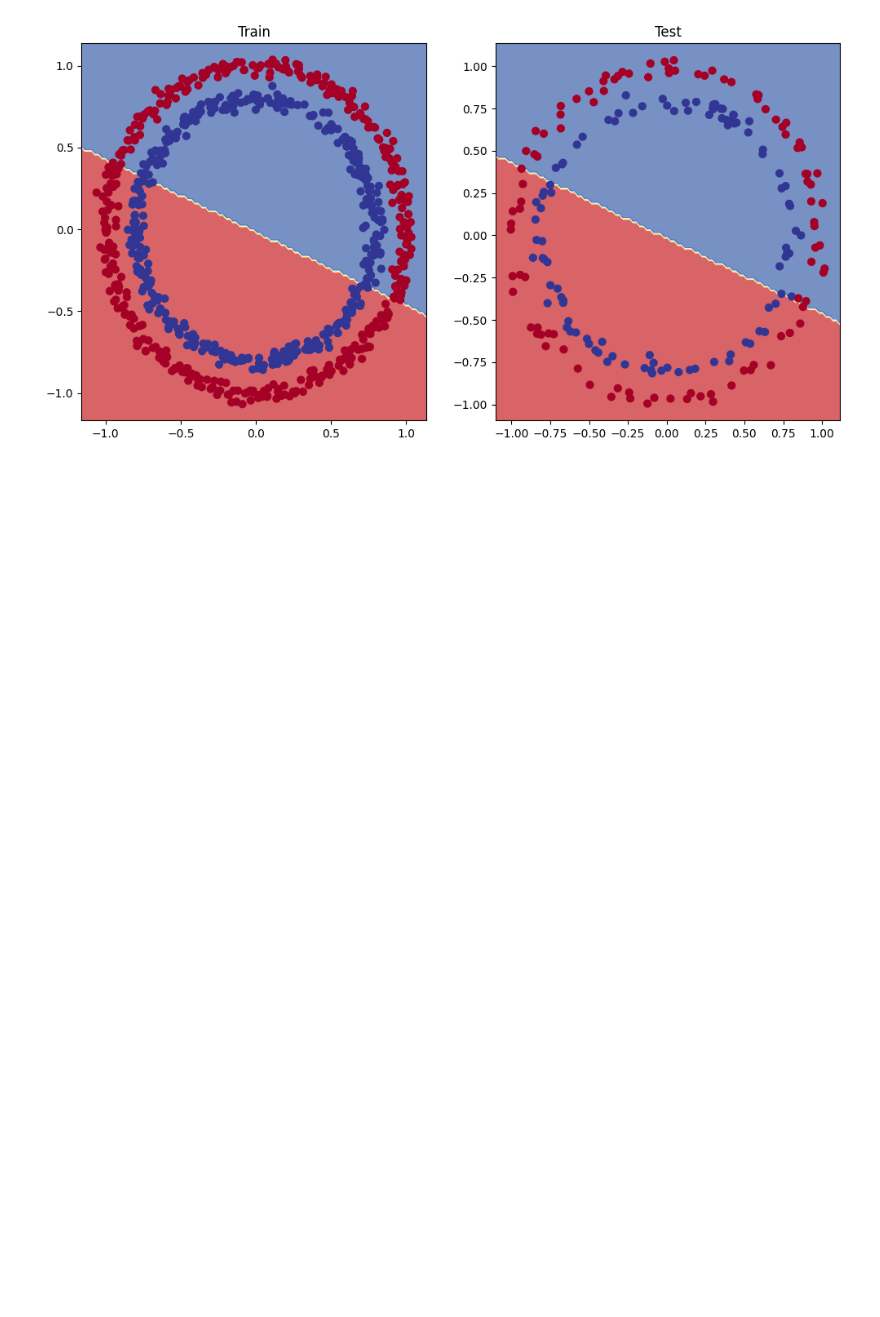
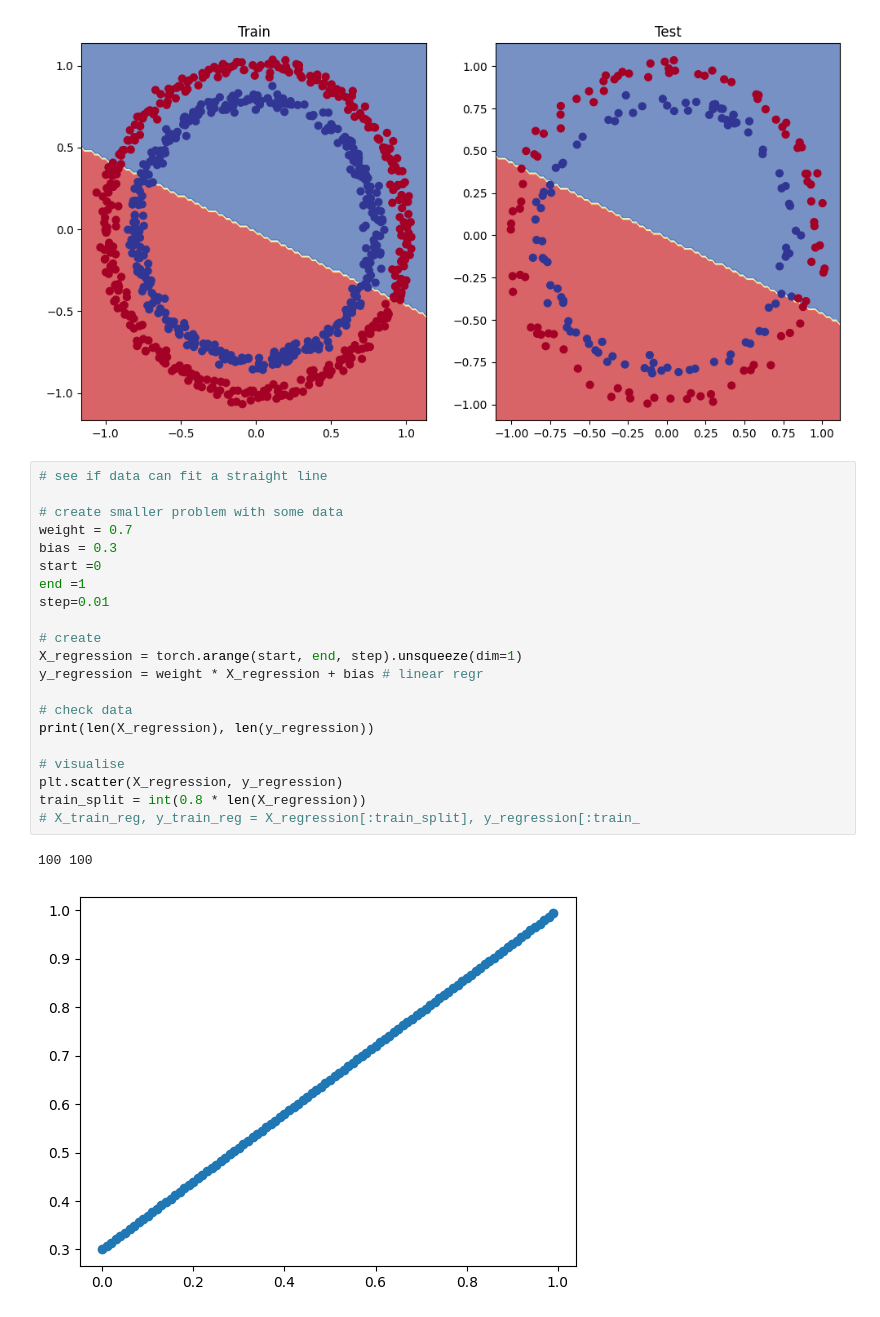
Before and after one commit to spyrosgaroufalis/TorchTest, a Jupyter notebook: NN_classification.ipynb, the cells around one changed output. Drawn from its saved outputs; the diff is of its cells as text; blank space fills up the shorter version.

```diff
--- a/NN_classification.ipynb
+++ b/NN_classification.ipynb
@@ -525,3 +525,27 @@ plt.title("Test")
 plot_decision_boundary(model_1, X_test_tensor, y_test_tensor)
 # %% [output]
 [figure]
+# %%
+# see if data can fit a straight line
+
+# create smaller problem with some data
+weight = 0.7
+bias = 0.3
+start =0
+end =1
+step=0.01
+
+# create
+X_regression = torch.arange(start, end, step).unsqueeze(dim=1)
+y_regression = weight * X_regression + bias # linear regr
+
+# check data
+print(len(X_regression), len(y_regression))
+
+# visualise
+plt.scatter(X_regression, y_regression)
+train_split = int(0.8 * len(X_regression))
+# X_train_reg, y_train_reg = X_regression[:train_split], y_regression[:train_
+# %% [output]
+100 100
+[figure, added]
```
Also changed, not shown: parts of 25 cells of this notebook.
